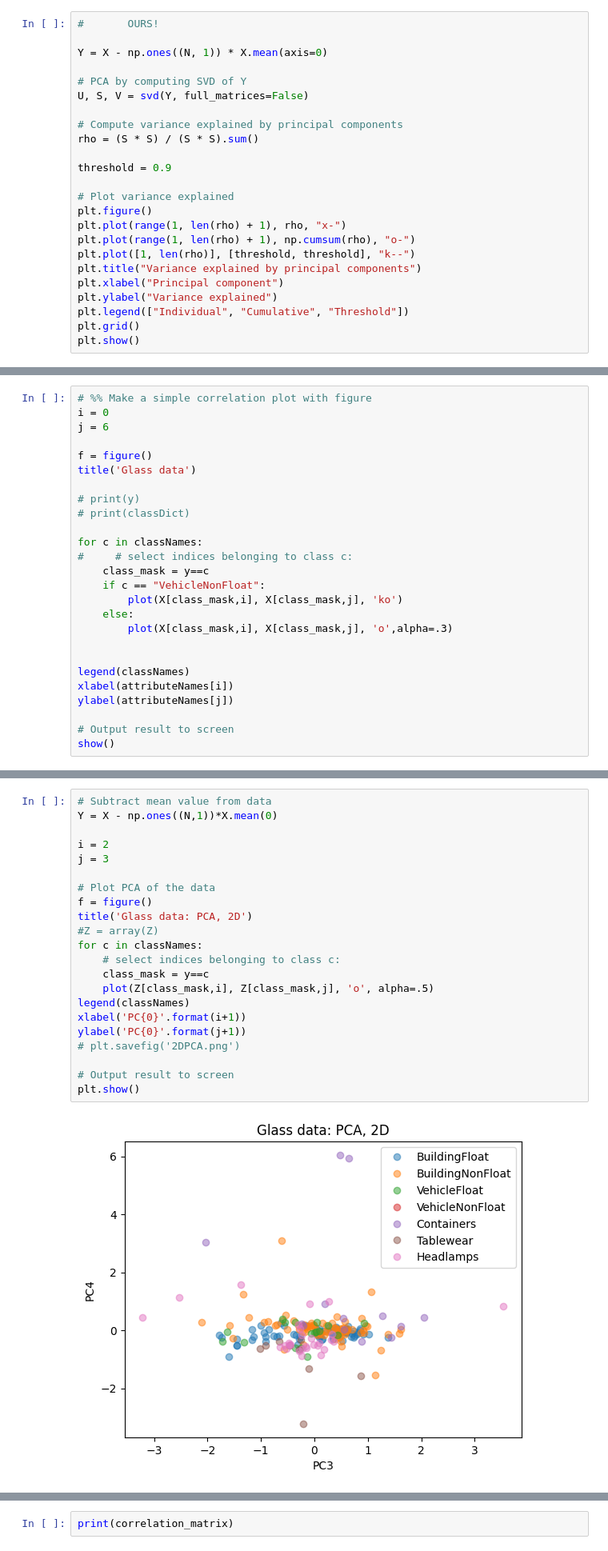
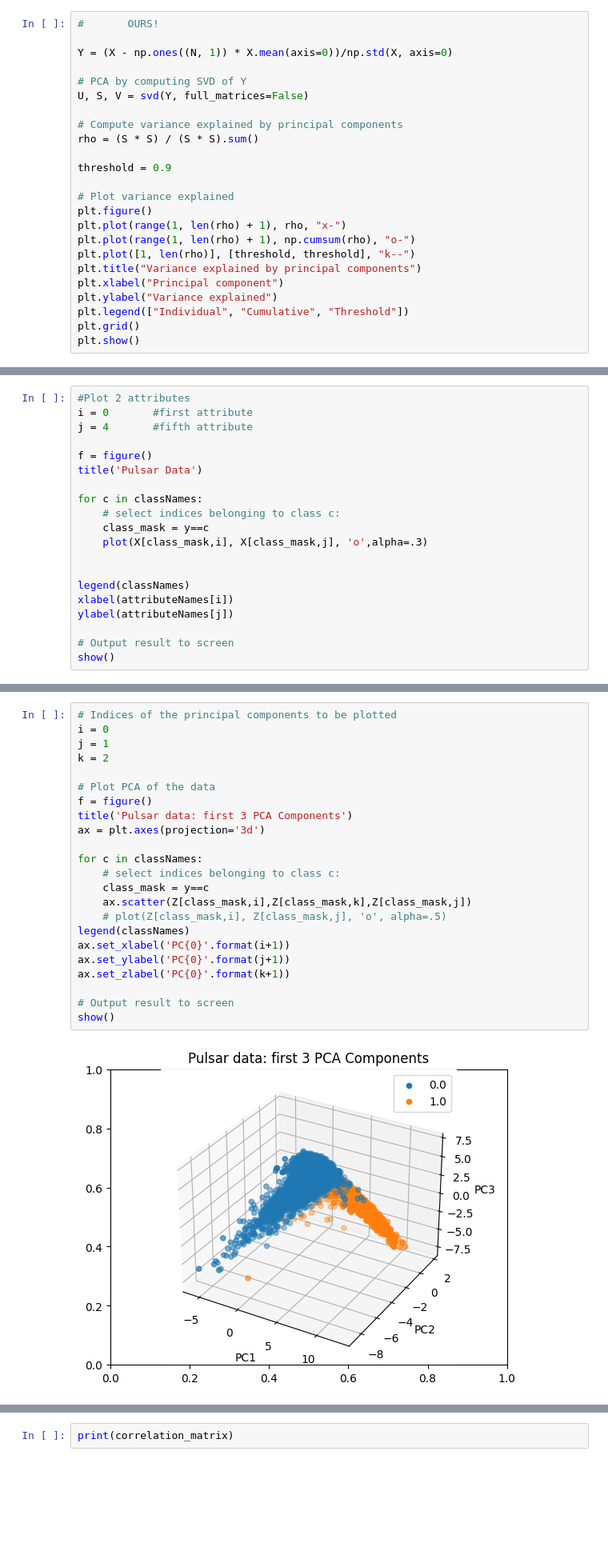
Before and after one commit to nickxir12/Machine_Learning_Projects, a Jupyter notebook: Project1/Code/MachineLearningProject1.ipynb, the cells around one changed output, grey strips where cells are left out. Shown at 80% size. Saved outputs shown, nothing was run; the diff lists cells and outputs as text; blank space fills up the shorter version.

```diff
--- a/Project1/Code/MachineLearningProject1.ipynb
+++ b/Project1/Code/MachineLearningProject1.ipynb
@@ -87,7 +65,7 @@ Range: 281.0
 # %%
 #       OURS!
 
-Y = X - np.ones((N, 1)) * X.mean(axis=0)
+Y = (X - np.ones((N, 1)) * X.mean(axis=0))/np.std(X, axis=0)
 
 # PCA by computing SVD of Y
 U, S, V = svd(Y, full_matrices=False)
@@ -111,21 +91,15 @@ plt.show()
 # %%
-# %% Make a simple correlation plot with figure
-i = 0
-j = 6
+#Plot 2 attributes
+i = 0       #first attribute
+j = 4       #fifth attribute
 
 f = figure()
-title('Glass data')
-
-# print(y)
-# print(classDict)
+title('Pulsar Data')
 
 for c in classNames:
-#     # select indices belonging to class c:
+    # select indices belonging to class c:
     class_mask = y==c
-    if c == "VehicleNonFloat":
-        plot(X[class_mask,i], X[class_mask,j], 'ko')
-    else:
-        plot(X[class_mask,i], X[class_mask,j], 'o',alpha=.3)
+    plot(X[class_mask,i], X[class_mask,j], 'o',alpha=.3)
 
 
 legend(classNames)
@@ -168,24 +168,25 @@ plt.show()
 # %%
-# Subtract mean value from data
-Y = X - np.ones((N,1))*X.mean(0)
-
-i = 2
-j = 3
+# Indices of the principal components to be plotted
+i = 0
+j = 1
+k = 2
 
 # Plot PCA of the data
 f = figure()
-title('Glass data: PCA, 2D')
-#Z = array(Z)
+title('Pulsar data: first 3 PCA Components')
+ax = plt.axes(projection='3d')
+
 for c in classNames:
     # select indices belonging to class c:
     class_mask = y==c
-    plot(Z[class_mask,i], Z[class_mask,j], 'o', alpha=.5)
+    ax.scatter(Z[class_mask,i],Z[class_mask,k],Z[class_mask,j])
+    # plot(Z[class_mask,i], Z[class_mask,j], 'o', alpha=.5)
 legend(classNames)
-xlabel('PC{0}'.format(i+1))
-ylabel('PC{0}'.format(j+1))
-# plt.savefig('2DPCA.png')
+ax.set_xlabel('PC{0}'.format(i+1))
+ax.set_ylabel('PC{0}'.format(j+1))
+ax.set_zlabel('PC{0}'.format(k+1))
 
 # Output result to screen
-plt.show()
+show()
 # %% [output]
-[figure, old version]
+[figure, new version]
```
Also changed, not shown: parts of 12 cells of this notebook.
